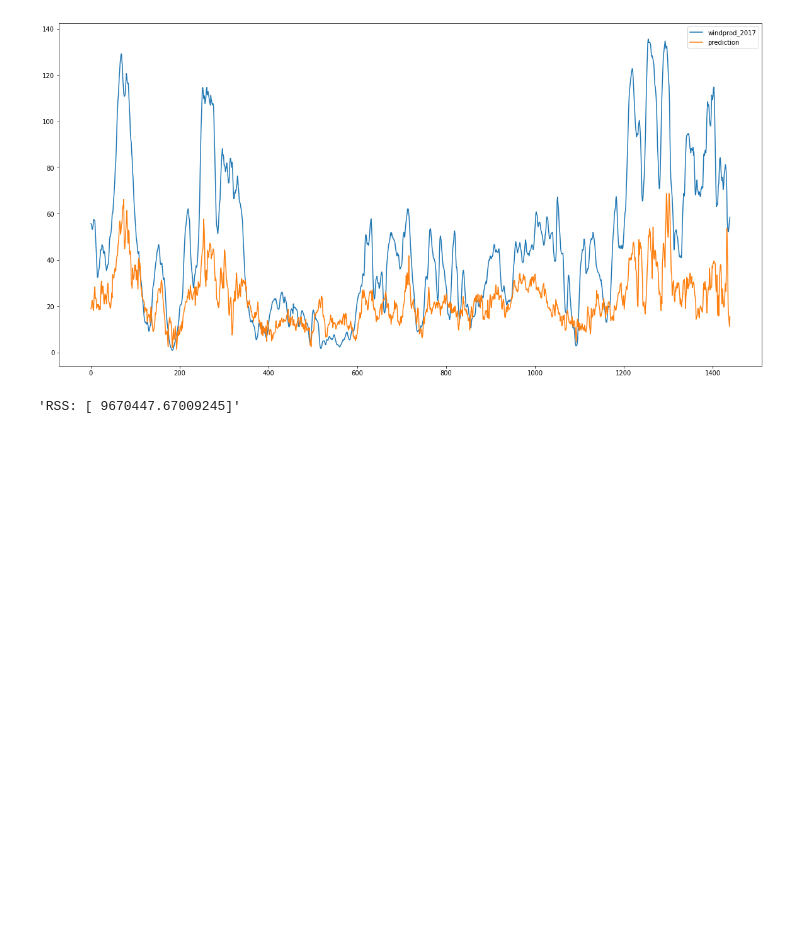
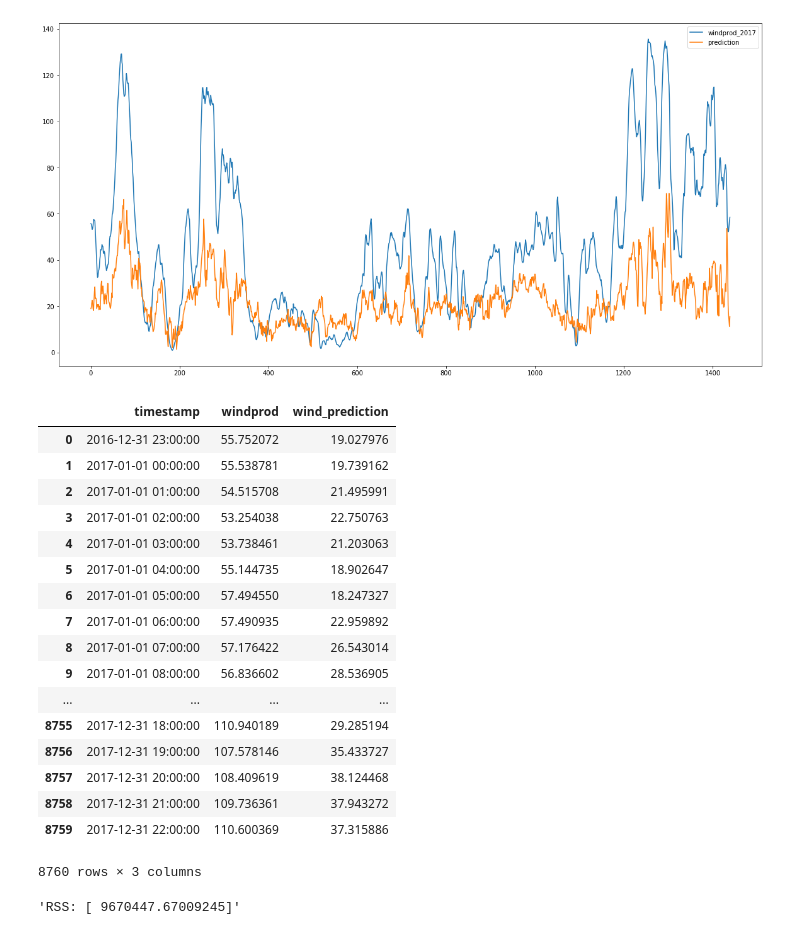
Before and after one commit to peveloper/hackenergy, a Jupyter notebook: Data Exploration.ipynb, the cells around one changed output. Saved outputs shown, nothing was run; the diff lists cells and outputs as text; code cells hidden in the pictures; blank space fills up the shorter version.

```diff
--- a/Data Exploration.ipynb
+++ b/Data Exploration.ipynb
@@ -189,6 +201,29 @@ plt.legend()
 # %% [output]
 <matplotlib.legend.Legend at 0x...>
 [figure]
+# %%
+out = energy_test[['windprod']][:24*365].reset_index()
+out['wind_prediction'] = y_pred
+out
+# %% [output]
+|  | timestamp | windprod | wind_prediction |
+| 0 | 2016-12-31 23:00:00 | 55.752072 | 19.027976 |
+| 1 | 2017-01-01 00:00:00 | 55.538781 | 19.739162 |
+| 2 | 2017-01-01 01:00:00 | 54.515708 | 21.495991 |
+| 3 | 2017-01-01 02:00:00 | 53.254038 | 22.750763 |
+| 4 | 2017-01-01 03:00:00 | 53.738461 | 21.203063 |
+| 5 | 2017-01-01 04:00:00 | 55.144735 | 18.902647 |
+| 6 | 2017-01-01 05:00:00 | 57.494550 | 18.247327 |
+| 7 | 2017-01-01 06:00:00 | 57.490935 | 22.959892 |
+| 8 | 2017-01-01 07:00:00 | 57.176422 | 26.543014 |
+| 9 | 2017-01-01 08:00:00 | 56.836602 | 28.536905 |
+| ... | ... | ... | ... |
+| 8755 | 2017-12-31 18:00:00 | 110.940189 | 29.285194 |
+| 8756 | 2017-12-31 19:00:00 | 107.578146 | 35.433727 |
+| 8757 | 2017-12-31 20:00:00 | 108.409619 | 38.124468 |
+| 8758 | 2017-12-31 21:00:00 | 109.736361 | 37.943272 |
+| 8759 | 2017-12-31 22:00:00 | 110.600369 | 37.315886 |
+8760 rows × 3 columns
 # %%
 'RSS: {}'.format(sum((y_pred - y_test)**2))
 # %% [output]
```
Also changed, not shown: parts of 8 cells of this notebook, 5 other files.
